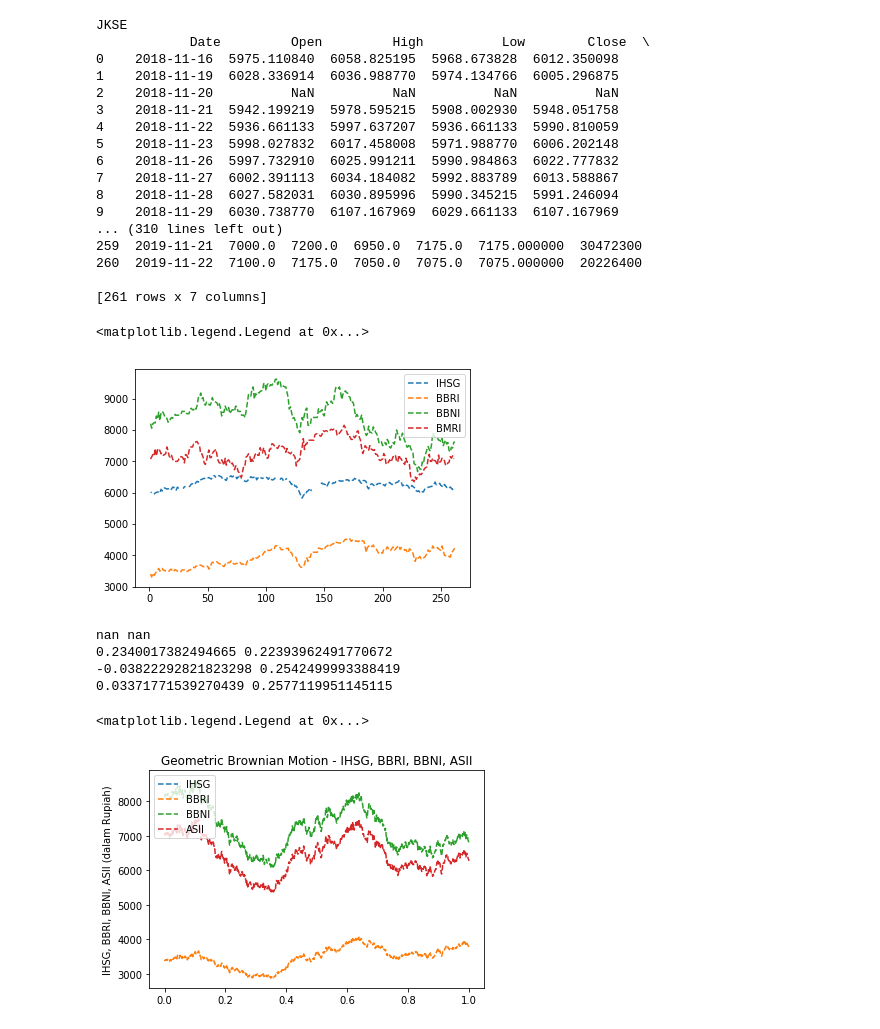
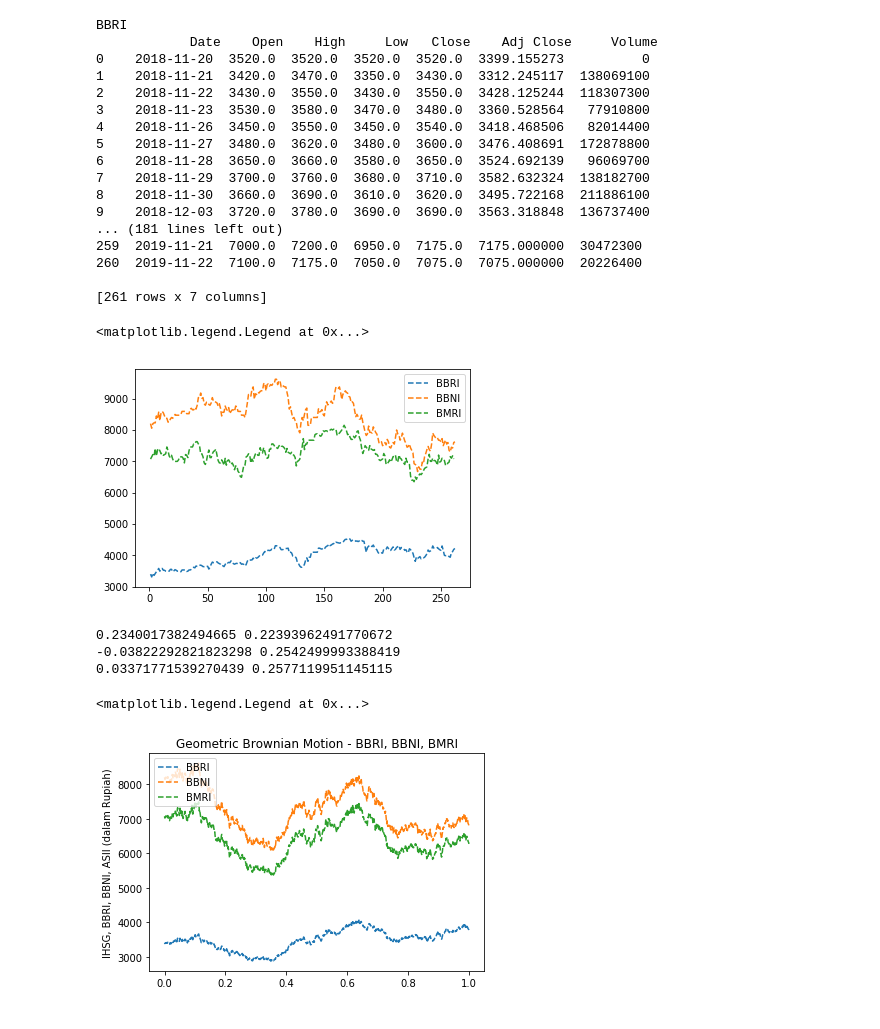
Before and after one commit to Affauzi/Geometric-Brownian-Motion-Indonesian-Stock, a Jupyter notebook: GMB.ipynb, the cells around one changed output. Drawn from its saved outputs; the diff is of its cells as text; code cells hidden in the pictures.

```diff
--- a/GMB.ipynb
+++ b/GMB.ipynb
@@ -8,30 +7,28 @@ df2 = pd.read_csv(r"BBRI.csv")
 df3 = pd.read_csv(r"BBNI.csv")
 df4 = pd.read_csv(r"BMRI.csv")
 # %%
-print('JKSE\n', df)
 print('\nBBRI\n', df2)
 print('\nBBNI\n', df3)
 print('\nBMRI\n', df4)
 # %% [output]
-JKSE
-            Date         Open         High          Low        Close  \
-0    2018-11-16  5975.110840  6058.825195  5968.673828  6012.350098
-1    2018-11-19  6028.336914  6036.988770  5974.134766  6005.296875
-2    2018-11-20          NaN          NaN          NaN          NaN
-3    2018-11-21  5942.199219  5978.595215  5908.002930  5948.051758
-4    2018-11-22  5936.661133  5997.637207  5936.661133  5990.810059
-5    2018-11-23  5998.027832  6017.458008  5971.988770  6006.202148
-6    2018-11-26  5997.732910  6025.991211  5990.984863  6022.777832
-7    2018-11-27  6002.391113  6034.184082  5992.883789  6013.588867
-8    2018-11-28  6027.582031  6030.895996  5990.345215  5991.246094
-9    2018-11-29  6030.738770  6107.167969  6029.661133  6107.167969
-... (310 lines left out)
+BBRI
+            Date    Open    High     Low   Close    Adj Close     Volume
+0    2018-11-20  3520.0  3520.0  3520.0  3520.0  3399.155273          0
+1    2018-11-21  3420.0  3470.0  3350.0  3430.0  3312.245117  138069100
+2    2018-11-22  3430.0  3550.0  3430.0  3550.0  3428.125244  118307300
+3    2018-11-23  3530.0  3580.0  3470.0  3480.0  3360.528564   77910800
+4    2018-11-26  3450.0  3550.0  3450.0  3540.0  3418.468506   82014400
+5    2018-11-27  3480.0  3620.0  3480.0  3600.0  3476.408691  172878800
+6    2018-11-28  3650.0  3660.0  3580.0  3650.0  3524.692139   96069700
+7    2018-11-29  3700.0  3760.0  3680.0  3710.0  3582.632324  138182700
+8    2018-11-30  3660.0  3690.0  3610.0  3620.0  3495.722168  211886100
+9    2018-12-03  3720.0  3780.0  3690.0  3690.0  3563.318848  136737400
+... (181 lines left out)
 259  2019-11-21  7000.0  7200.0  6950.0  7175.0  7175.000000  30472300
 260  2019-11-22  7100.0  7175.0  7050.0  7075.0  7075.000000  20226400
 
 [261 rows x 7 columns]
 # %%
-adj_close = df['Close']
 adj_close2 = df2['Adj Close']
 adj_close3 = df3['Adj Close']
 adj_close4 = df4['Adj Close']
@@ -41,14 +37,13 @@ time2 = np.linspace(1, len(adj_close2), len(adj_close2))
 time3 = np.linspace(1, len(adj_close3), len(adj_close3))
 time4 = np.linspace(1, len(adj_close4), len(adj_close4))
 # %%
-plt.plot(time, adj_close, label = 'IHSG', ls = '--')
 plt.plot(time2, adj_close2, label = 'BBRI', ls = '--')
 plt.plot(time3, adj_close3, label = 'BBNI', ls = '--')
 plt.plot(time4, adj_close4, label = 'BMRI', ls = '--')
 plt.legend(loc = 'upper right')
 # %% [output]
 <matplotlib.legend.Legend at 0x...>
-[figure, old version]
+[figure, new version]
 # %%
 def daily_return(adj_close):
     returns = []
@@ -59,13 +54,10 @@ def daily_return(adj_close):
         returns.append(daily_return)
     return returns
 
-returns = daily_return(adj_close)
 returns2 = daily_return(adj_close2)
 returns3 = daily_return(adj_close3)
 returns4 = daily_return(adj_close4)
 
-mu = np.mean(returns)*252           #koef drift
-sig = np.std(returns)*np.sqrt(252.) # koef diffusion
 
 mu2 = np.mean(returns2)*252           #koef drift
 sig2 = np.std(returns2)*np.sqrt(252.) # koef diffusion
@@ -76,12 +68,10 @@ sig3 = np.std(returns3)*np.sqrt(252.) # koef diffusion
 mu4 = np.mean(returns4)*252           #koef drift
 sig4 = np.std(returns4)*np.sqrt(252.) # koef diffusion
 # %%
-print(mu, sig)
 print(mu2, sig2)
 print(mu3, sig3)
 print(mu4, sig4)
 # %% [output]
-nan nan
 0.2340017382494665 0.22393962491770672
 -0.03822292821823298 0.2542499993388419
 0.03371771539270439 0.2577119951145115
@@ -110,37 +100,33 @@ def GBM(so, mu, sig, W, T, N):
         drift = (mu - 0.5*sig**2)*t[i]
         diffusion = sig*W[i-1]
         s_temp = so*np.exp(drift+diffusion)
         s.append(s_temp)
     return s, t
 
 N = 2.**10
 seed = 1000
 W = brownian(seed, N)[0]
 T= 1.
 
-so = adj_close[0] #intial value stock price
-sol = GBM(so, mu, sig, W, T, N)[0]  #exact solution
-t = GBM(so, mu, sig, W, T, N)[1]    #time increments for plotting
-
 so = adj_close2[0] #intial value stock price
 sol2 = GBM(so, mu2, sig2, W, T, N)[0]  #exact solution
 t2 = GBM(so, mu2, sig2, W, T, N)[1]    #time increments for plotting
 
 so = adj_close3[0] #intial value stock price
 sol3 = GBM(so, mu3, sig3, W, T, N)[0]  #exact solution
 t3 = GBM(so, mu3, sig3, W, T, N)[1]    #time increments for plotting
 
 so = adj_close4[0] #intial value stock price
 sol4 = GBM(so, mu4, sig4, W, T, N)[0]  #exact solution
 t4 = GBM(so, mu4, sig4, W, T, N)[1]    #time increments for plotting
 
-plt.plot(t, sol, label = 'IHSG', ls = '--')
+
 plt.plot(t2, sol2, label = 'BBRI', ls = '--')
 plt.plot(t3, sol3, label = 'BBNI', ls = '--')
 plt.plot(t4, sol4, label = 'BMRI', ls = '--')
 plt.ylabel('IHSG, BBRI, BBNI, ASII (dalam Rupiah)')
-plt.title('Geometric Brownian Motion - IHSG, BBRI, BBNI, ASII')
+plt.title('Geometric Brownian Motion - BBRI, BBNI, BMRI')
 plt.legend(loc = 'upper left')
 # %% [output]
 <matplotlib.legend.Legend at 0x...>
-[figure, old version]
+[figure, new version]
```
Also changed, not shown: parts of 2 cells of this notebook.
